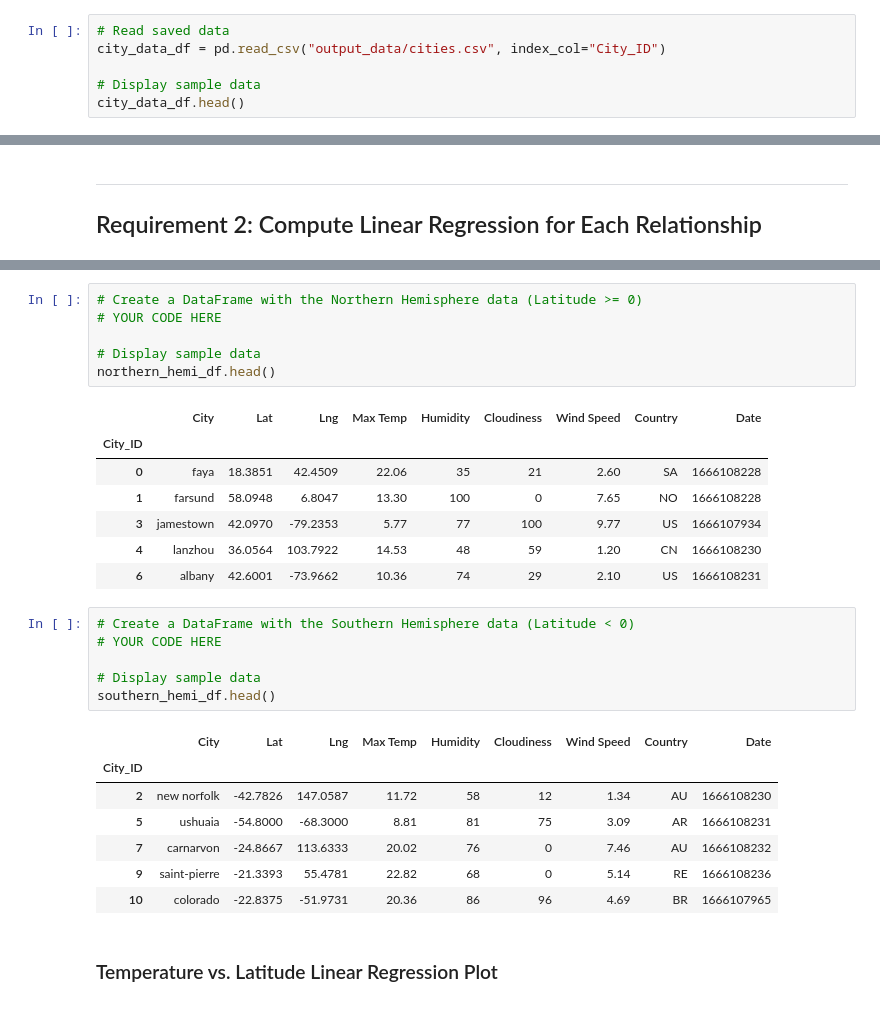
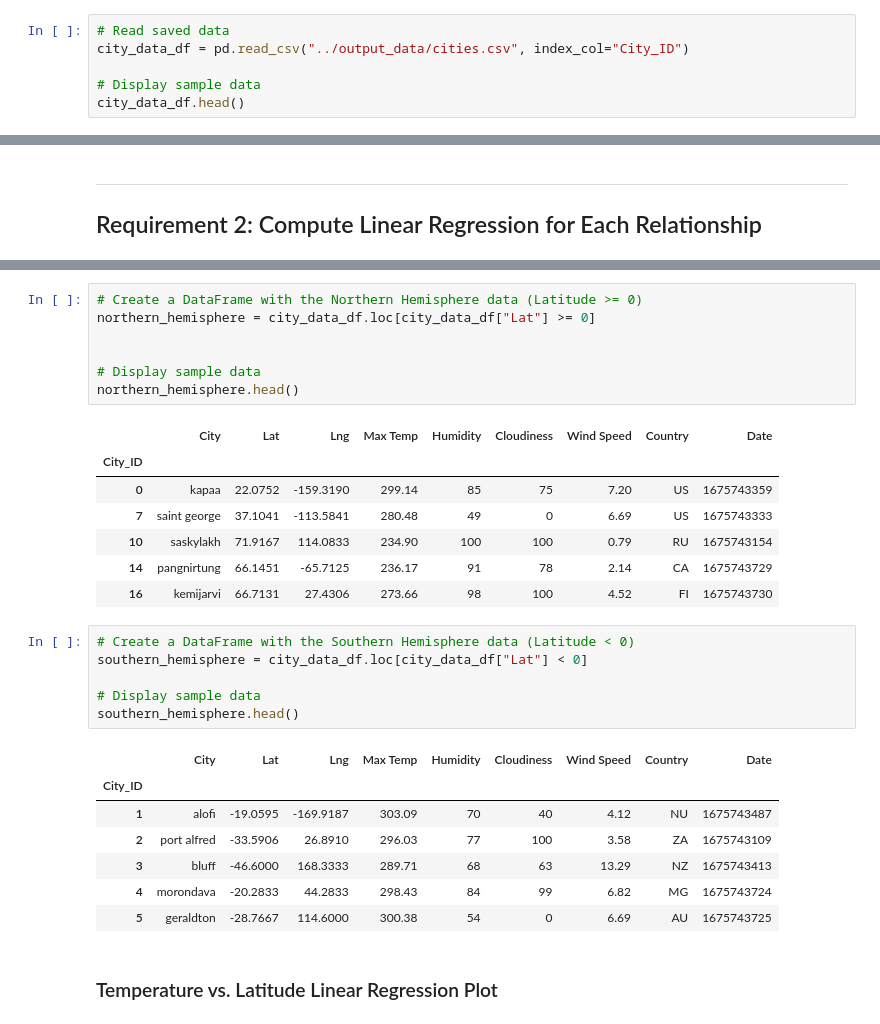
Before and after one commit to JhazmineC/python-api-challenge, a Jupyter notebook: Starter_Code/starter_code/WeatherPy.ipynb, the cells around one changed output, grey strips where cells are left out. Cells and saved outputs as stored; diff of their text form.

```diff
--- a/Starter_Code/starter_code/WeatherPy.ipynb
+++ b/Starter_Code/starter_code/WeatherPy.ipynb
@@ -173,6 +176,6 @@ city_data_df.to_csv("output_data/cities.csv", index_label="City_ID")
 # %%
 # Read saved data
-city_data_df = pd.read_csv("output_data/cities.csv", index_col="City_ID")
+city_data_df = pd.read_csv("../output_data/cities.csv", index_col="City_ID")
 
 # Display sample data
 city_data_df.head()
@@ -260,30 +324,31 @@ plt.show()
 # %%
 # Create a DataFrame with the Northern Hemisphere data (Latitude >= 0)
-# YOUR CODE HERE
+northern_hemisphere = city_data_df.loc[city_data_df["Lat"] >= 0]
+
 
 # Display sample data
-northern_hemi_df.head()
+northern_hemisphere.head()
 # %% [output]
 |  | City | Lat | Lng | Max Temp | Humidity | Cloudiness | Wind Speed | Country | Date |
 | City_ID |  |  |  |  |  |  |  |  |  |
-| 0 | faya | 18.3851 | 42.4509 | 22.06 | 35 | 21 | 2.60 | SA | 1666108228 |
-| 1 | farsund | 58.0948 | 6.8047 | 13.30 | 100 | 0 | 7.65 | NO | 1666108228 |
-| 3 | jamestown | 42.0970 | -79.2353 | 5.77 | 77 | 100 | 9.77 | US | 1666107934 |
-| 4 | lanzhou | 36.0564 | 103.7922 | 14.53 | 48 | 59 | 1.20 | CN | 1666108230 |
-| 6 | albany | 42.6001 | -73.9662 | 10.36 | 74 | 29 | 2.10 | US | 1666108231 |
+| 0 | kapaa | 22.0752 | -159.3190 | 299.14 | 85 | 75 | 7.20 | US | 1675743359 |
+| 7 | saint george | 37.1041 | -113.5841 | 280.48 | 49 | 0 | 6.69 | US | 1675743333 |
+| 10 | saskylakh | 71.9167 | 114.0833 | 234.90 | 100 | 100 | 0.79 | RU | 1675743154 |
+| 14 | pangnirtung | 66.1451 | -65.7125 | 236.17 | 91 | 78 | 2.14 | CA | 1675743729 |
+| 16 | kemijarvi | 66.7131 | 27.4306 | 273.66 | 98 | 100 | 4.52 | FI | 1675743730 |
 # %%
 # Create a DataFrame with the Southern Hemisphere data (Latitude < 0)
-# YOUR CODE HERE
+southern_hemisphere = city_data_df.loc[city_data_df["Lat"] < 0]
 
 # Display sample data
-southern_hemi_df.head()
+southern_hemisphere.head()
 # %% [output]
 |  | City | Lat | Lng | Max Temp | Humidity | Cloudiness | Wind Speed | Country | Date |
 | City_ID |  |  |  |  |  |  |  |  |  |
-| 2 | new norfolk | -42.7826 | 147.0587 | 11.72 | 58 | 12 | 1.34 | AU | 1666108230 |
-| 5 | ushuaia | -54.8000 | -68.3000 | 8.81 | 81 | 75 | 3.09 | AR | 1666108231 |
-| 7 | carnarvon | -24.8667 | 113.6333 | 20.02 | 76 | 0 | 7.46 | AU | 1666108232 |
-| 9 | saint-pierre | -21.3393 | 55.4781 | 22.82 | 68 | 0 | 5.14 | RE | 1666108236 |
-| 10 | colorado | -22.8375 | -51.9731 | 20.36 | 86 | 96 | 4.69 | BR | 1666107965 |
+| 1 | alofi | -19.0595 | -169.9187 | 303.09 | 70 | 40 | 4.12 | NU | 1675743487 |
+| 2 | port alfred | -33.5906 | 26.8910 | 296.03 | 77 | 100 | 3.58 | ZA | 1675743109 |
+| 3 | bluff | -46.6000 | 168.3333 | 289.71 | 68 | 63 | 13.29 | NZ | 1675743413 |
+| 4 | morondava | -20.2833 | 44.2833 | 298.43 | 84 | 99 | 6.82 | MG | 1675743724 |
+| 5 | geraldton | -28.7667 | 114.6000 | 300.38 | 54 | 0 | 6.69 | AU | 1675743725 |
 # %% [markdown]
 ###  Temperature vs. Latitude Linear Regression Plot
```
Also changed, not shown: parts of 30 cells of this notebook, 16 other files.
